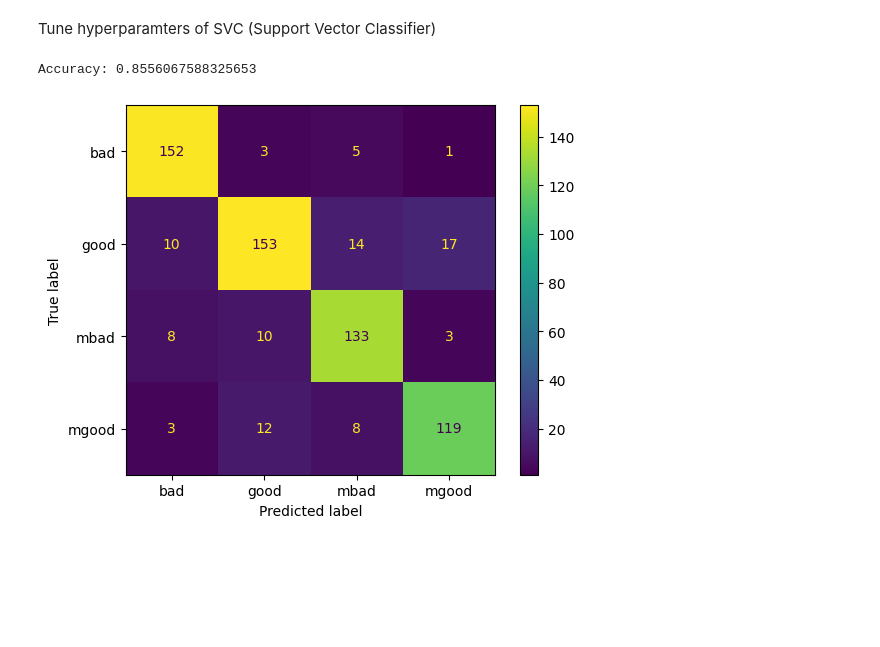
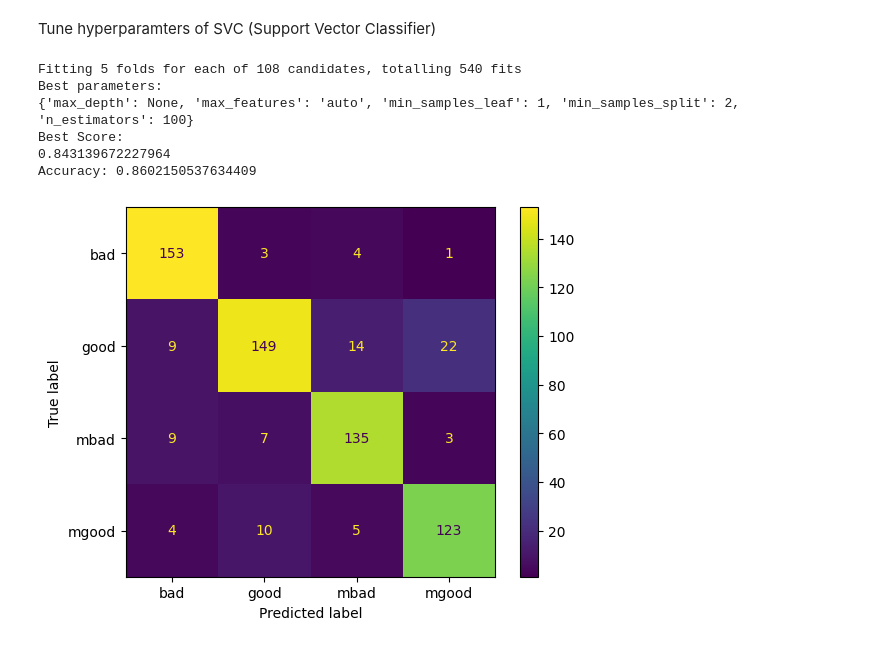
Before and after one commit to g1776/DS440CapstoneIndubitably, a Jupyter notebook: notebooks/modelling/models.ipynb, the cells around one changed output. Cells and saved outputs as stored; diff of their text form; code cells hidden in the pictures; blank space fills up the shorter version.

Commit message:
modelssss that work

```diff
--- a/notebooks/modelling/models.ipynb
+++ b/notebooks/modelling/models.ipynb
@@ -80,26 +80,46 @@ Tune hyperparamters of SVC (Support Vector Classifier)
 # %%
 # load ExtraTreesClassifier
 from sklearn.ensemble import ExtraTreesClassifier
 
-# create the classifier
-clf = ExtraTreesClassifier(n_estimators=100, random_state=42)
+# apply GridSearchCV to find the best parameters
+from sklearn.model_selection import GridSearchCV
 
-# fit the classifier
+params = {
+    'n_estimators': [100, 200],
+    'max_depth': [None, 5, 10],
+    'min_samples_split': [2, 5],
+    'min_samples_leaf': [1, 2, 5],
+    'max_features': ['auto', 'sqrt', 'log2'],
+}
+
+clf = GridSearchCV(ExtraTreesClassifier(), params, cv=5, n_jobs=-1, verbose=1)
 clf.fit(X_train, y_train)
+best_clf = clf.best_estimator_
+
+# print the best parameters
+print("Best parameters:")
+print(clf.best_params_)
+print("Best Score:")
+print(clf.best_score_)
 
 # predict
-y_pred = clf.predict(X_test)
+y_pred = best_clf.predict(X_test)
 
 # evaluate
 from sklearn.metrics import accuracy_score, confusion_matrix, classification_report
 
 print("Accuracy:", accuracy_score(y_test, y_pred))
 
 # plot a confusion matrix
 from sklearn.metrics import ConfusionMatrixDisplay
 import matplotlib.pyplot as plt
 cm = ConfusionMatrixDisplay.from_predictions(y_test, y_pred)
 plt.show()
 # %% [output]
-Accuracy: 0.8556067588325653
+Fitting 5 folds for each of 108 candidates, totalling 540 fits
+Best parameters:
+{'max_depth': None, 'max_features': 'auto', 'min_samples_leaf': 1, 'min_samples_split': 2, 'n_estimators': 100}
+Best Score:
+0.843139672227964
+Accuracy: 0.8602150537634409
-[figure, old version]
+[figure, new version]
```
Also changed, not shown: parts of 2 cells of this notebook, 1 other file.
